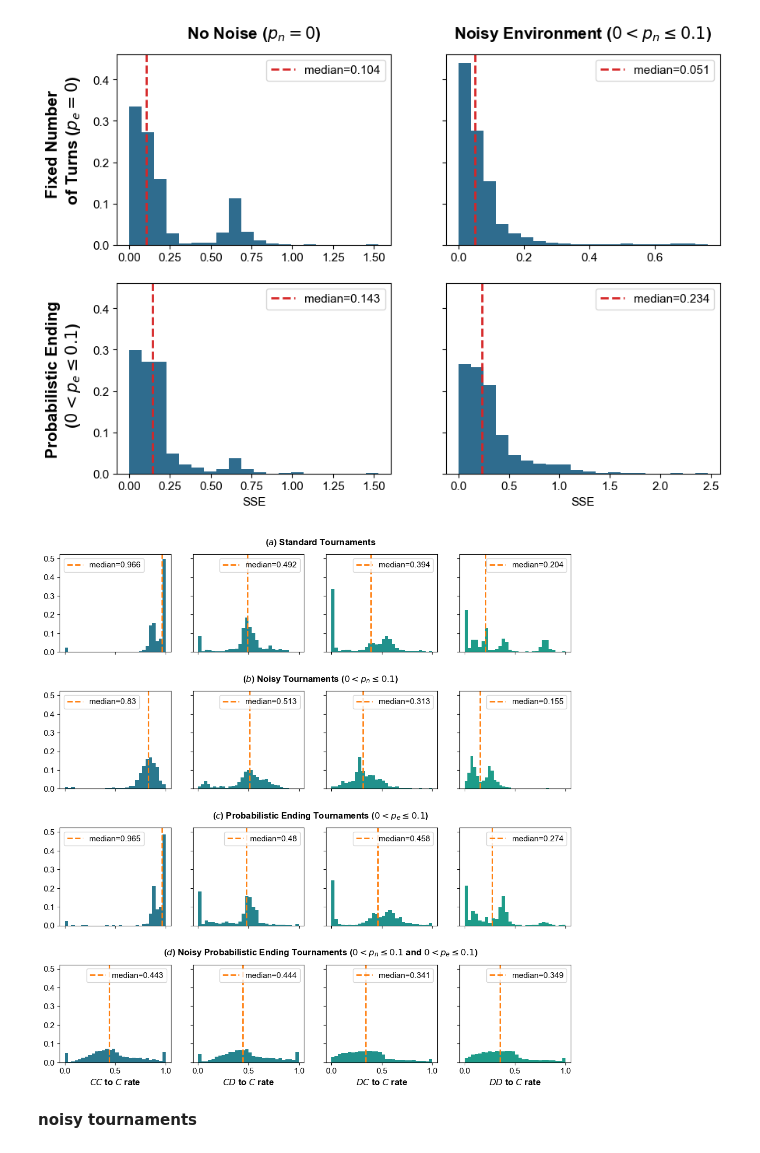
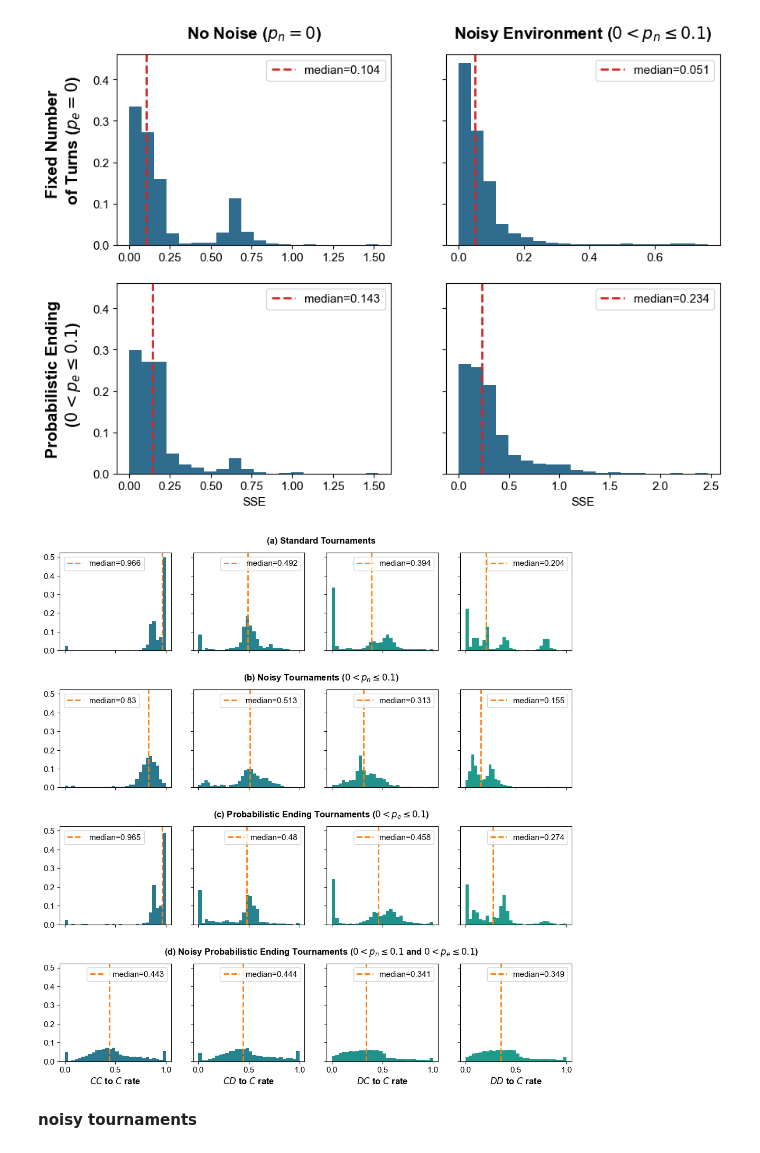
Before and after one commit to Nikoleta-v3/meta-analysis-of-prisoners-dilemma-tournaments, a Jupyter notebook: nbs/4. Discussion.ipynb, the cells around one changed output. Saved outputs shown, nothing was run; the diff lists cells and outputs as text; code cells hidden in the pictures.

Commit message:
rename notebook to get figures with different header style

```diff
--- a/nbs/4. Discussion.ipynb
+++ b/nbs/4. Discussion.ipynb
@@ -141,38 +141,38 @@ fig, axes = plt.subplots(nrows=4, ncols=4,
 # figsize=(18.5, 4.5)
 
 for j, df in enumerate(winners):
     for i, rate in enumerate(['CC_to_C_rate', 'CD_to_C_rate',
                               'DC_to_C_rate', 'DD_to_C_rate']):
 
         values = df[rate]
         weights = np.ones_like(values) / float(len(values))
         axes[j, i].hist(values, weights=weights, color=colors_rates[i], bins=30)
 
         axes[j, i].axvline(
             np.median(values),
             color="tab:orange",
             linestyle="dashed",
             linewidth=2,
             label=f"median={round(np.median(values), 3)}",
         )
         axes[j, i].legend();
 
 
-axes[0, 1].set_title("($a$) Standard Tournaments", x=1.15, y=1.05, fontsize=12, fontweight='bold')
-axes[1, 1].set_title("($b$) Noisy Tournaments ($0 < p_n \leq 0.1$)", x=1.15, y=1.05, fontsize=12, fontweight='bold')
-axes[2, 1].set_title("($c$) Probabilistic Ending Tournaments ($0 < p_e \leq 0.1$)", x=1.15, y=1.05, fontsize=12, fontweight='bold')
-axes[3, 1].set_title("($d$) Noisy Probabilistic Ending Tournaments ($0 < p_n \leq 0.1$ and $0 < p_e \leq 0.1$)", x=1.15, y=1.05, fontsize=12, fontweight='bold')
+axes[0, 1].set_title("(a) Standard Tournaments", x=1.15, y=1.05, fontsize=12, fontweight='bold')
+axes[1, 1].set_title("(b) Noisy Tournaments ($0 < p_n \leq 0.1$)", x=1.15, y=1.05, fontsize=12, fontweight='bold')
+axes[2, 1].set_title("(c) Probabilistic Ending Tournaments ($0 < p_e \leq 0.1$)", x=1.15, y=1.05, fontsize=12, fontweight='bold')
+axes[3, 1].set_title("(d) Noisy Probabilistic Ending Tournaments ($0 < p_n \leq 0.1$ and $0 < p_e \leq 0.1$)", x=1.15, y=1.05, fontsize=12, fontweight='bold')
 
 axes[3, 0].set_xlabel(plot.features_labels['CC_to_C_rate'], fontsize=12, fontweight='bold')
 axes[3, 1].set_xlabel(plot.features_labels['CD_to_C_rate'], fontsize=12, fontweight='bold')
 axes[3, 2].set_xlabel(plot.features_labels['DC_to_C_rate'], fontsize=12, fontweight='bold')
 axes[3, 3].set_xlabel(plot.features_labels['DD_to_C_rate'], fontsize=12, fontweight='bold')
 
 plt.subplots_adjust(hspace=0.4)
 
 fig.savefig('../images/rates_result.pdf', bbox_inches='tight')
 # %% [output]
-[figure, old version]
+[figure, new version]
 # %% [markdown]
 **noisy tournaments**
 # %%
```
Also changed, not shown: 5 other files.
